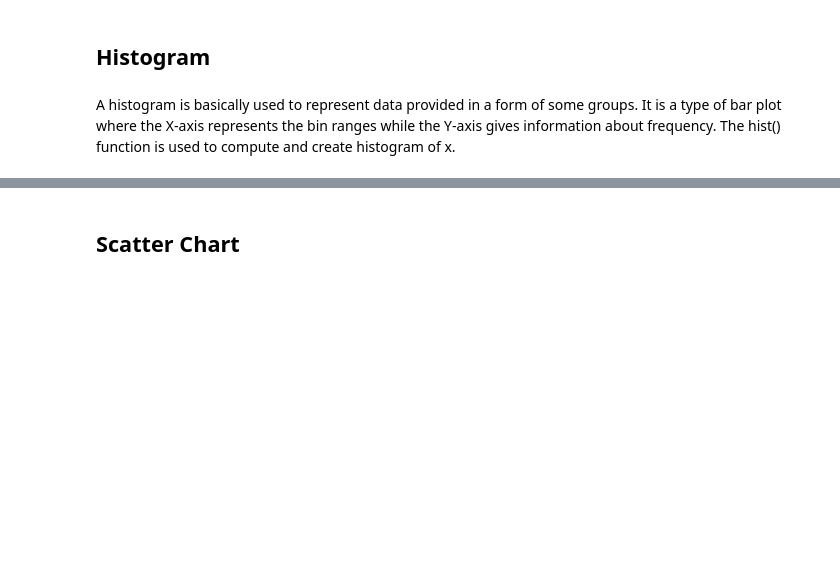
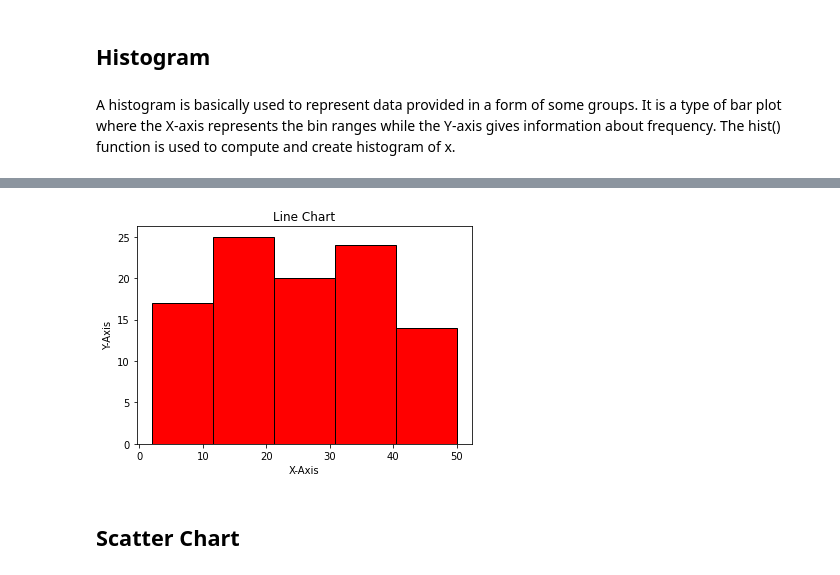
Before and after one commit to nihalnadaf/PYDATABASE, a Jupyter notebook: Data_Visulization_with_python.ipynb, the cells around one changed output, grey strips where cells are left out. Saved outputs shown, nothing was run; the diff lists cells and outputs as text; code cells hidden in the pictures; blank space fills up the shorter version.

```diff
--- a/Data_Visulization_with_python.ipynb
+++ b/Data_Visulization_with_python.ipynb
@@ -565,3 +571,21 @@ TypeError: '<=' not supported between instances of 'pandas._libs.interval.Interv
+# %%
+import pandas as pd
+import numpy as np
+
+ # initializing the data
+y = np.random.randint(1,51,100)
+
+# plotting the data
+plt.hist(y, bins=5, color='r',edgecolor='k',alpha=1)
+
+plt.title("Line Chart")
+
+plt.ylabel('Y-Axis')
+
+plt.xlabel('X-Axis')
+plt.show()
+# %% [output]
+[figure, added]
 # %% [markdown]
 ## Scatter Chart
 # %%
```
Also changed, not shown: parts of 44 cells of this notebook.
